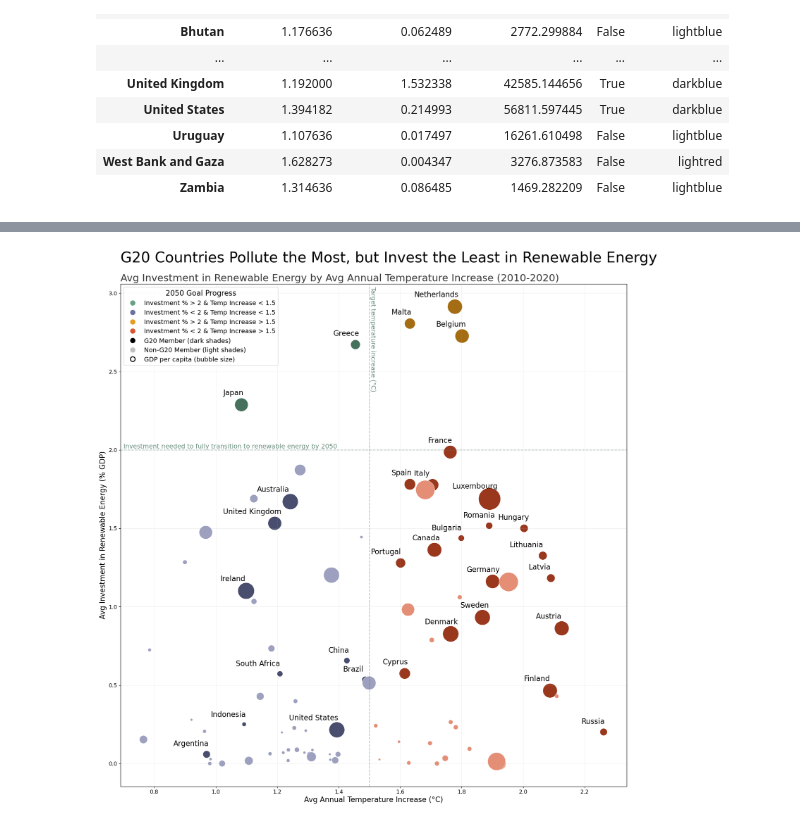
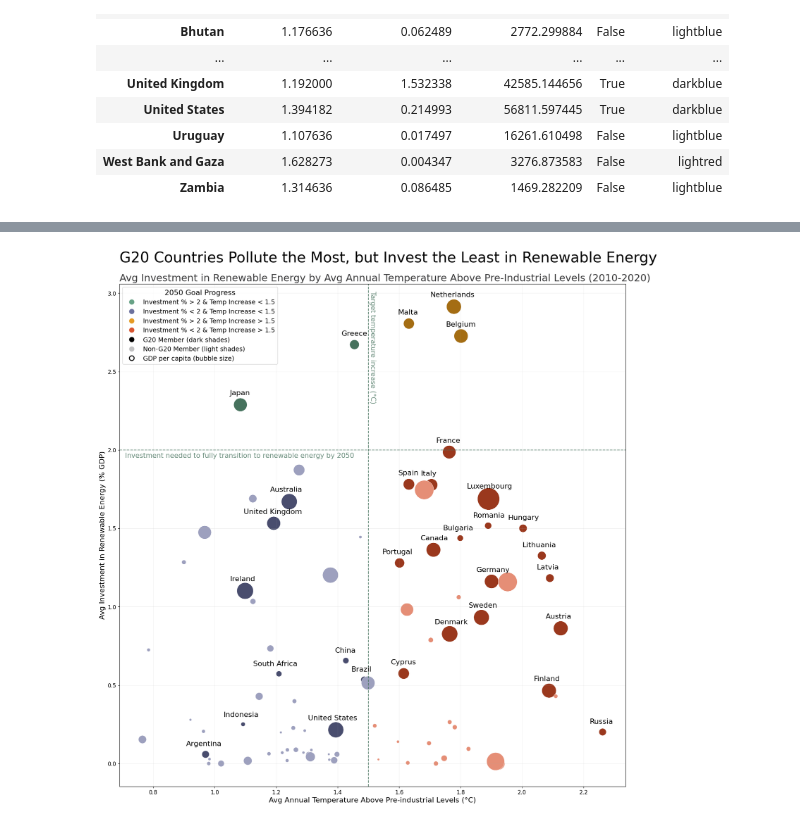
Before and after one commit to simonabors/worlddataviz, a Jupyter notebook: What_just_happened_viz.ipynb, the cells around one changed output, grey strips where cells are left out. Cells and saved outputs as stored; diff of their text form; code cells hidden in the pictures.

Commit message:
Centered country labels, updated a few colors and font sizes.

```diff
--- a/What_just_happened_viz.ipynb
+++ b/What_just_happened_viz.ipynb
@@ -557,41 +557,41 @@ light red for investment % < 2 & temp increase > 1.5 (bottom-right quadrant). G2
 '''
 
 green_legend = mlines.Line2D([], [], color=green_hex, marker='o', linestyle='None', markersize=35)
 blue_legend = mlines.Line2D([], [], color=blue_hex, marker='o', linestyle='None', markersize=35)
 orange_legend = mlines.Line2D([], [], color=orange_hex, marker='o', linestyle='None', markersize=35)
 red_legend = mlines.Line2D([], [], color=red_hex, marker='o', linestyle='None', markersize=35)
 dark_legend = mlines.Line2D([], [], color='Black', marker='o', linestyle='None', markersize=35)
 light_legend = mlines.Line2D([], [], color='#C1C1C2', marker='o', linestyle='None', markersize=35)
 gdp_legend = mlines.Line2D([], [], color='White', marker='o', linestyle='None', markersize=35, markerfacecolor='None', markeredgecolor='Black', markeredgewidth=2)
 
 labels = ['Investment % > 2 & Temp Increase < 1.5', 'Investment % < 2 & Temp Increase < 1.5', 'Investment % > 2 & Temp Increase > 1.5', 'Investment % < 2 & Temp Increase > 1.5', 'G20 Member (dark shades)', 'Non-G20 Member (light shades)', 'GDP per capita (bubble size)']
 plt.legend(handles=[green_legend, blue_legend, orange_legend, red_legend, dark_legend, light_legend, gdp_legend], labels = labels, loc='upper left', title='2050 Goal Progress', markerscale=0.3, fontsize=14, title_fontsize=16)
 
 plt.grid(alpha=0.18)
 
-plt.axvline(x = 1.5, color = darkgreen_hex, linestyle = '--', alpha=0.45)
-plt.annotate(f'Target temperature increase ({chr(176)}C)', (1.501, 2.38), color = darkgreen_hex, alpha=0.8, rotation=270, size=14)
+plt.axvline(x = 1.5, color = darkgreen_hex, linestyle = '--', alpha=0.8)
+plt.annotate(f'Target temperature increase ({chr(176)}C)', (1.503, 2.302), color = darkgreen_hex, alpha=0.8, rotation=270, size=15)
 
-plt.axhline(y = 2, color = darkgreen_hex, linestyle = '--', alpha=0.45)
-plt.annotate('Investment needed to fully transition to renewable energy by 2050', (0.7, 2.01), color = darkgreen_hex, alpha=0.8, size=14)
+plt.axhline(y = 2, color = darkgreen_hex, linestyle = '--', alpha=0.8)
+plt.annotate('Investment needed to fully transition to renewable energy by 2050', (0.708, 1.95), color = darkgreen_hex, alpha=0.8, size=15)
 
 for i, txt in enumerate(invest_vs_impact2.index):
     if invest_vs_impact2['g20'][i] == 'Yes':
-        plt.annotate(txt, (invest_vs_impact2['temp_delta_avg'][i] - (0.012 * len(txt)), invest_vs_impact2['renew_invest_avg'][i] + (0.0057 * np.log(iiplot_data.iloc[i]['gdp_per_capita_avg']))), fontsize=16)
+        plt.annotate(txt, (invest_vs_impact2['temp_delta_avg'][i] - (0.007 * len(txt)), invest_vs_impact2['renew_invest_avg'][i] + (0.0057 * np.log(iiplot_data.iloc[i]['gdp_per_capita_avg']))), fontsize=16)
     else:
         continue
 
 plt.suptitle('G20 Countries Pollute the Most, but Invest the Least in Renewable Energy', fontsize=32, y=0.93, x=0.125, ha='left')
-plt.title('Avg Investment in Renewable Energy by Avg Annual Temperature Increase (2010-2020)', fontsize=22, loc= 'left', color = '#39393A')
-plt.xlabel(f'Avg Annual Temperature Increase ({chr(176)}C)', fontsize=16)
+plt.title('Avg Investment in Renewable Energy by Avg Annual Temperature Above Pre-Industrial Levels (2010-2020)', fontsize=22, loc= 'left', color = '#39393A')
+plt.xlabel(f'Avg Annual Temperature Above Pre-industrial Levels ({chr(176)}C)', fontsize=16)
 plt.ylabel('Avg Investment in Renewable Energy (% GDP)', fontsize=16)
 plt.xticks(fontsize=12)
 plt.yticks(fontsize=12)
 
 plt.savefig('PosterSubmission_colorquad.svg', format='svg')
 plt.show()
 # %% [output]
-[figure, old version]
+[figure, new version]
 # %%
 # plot with dark background
 
```
Also changed, not shown: parts of 7 cells of this notebook, 4 other files.
